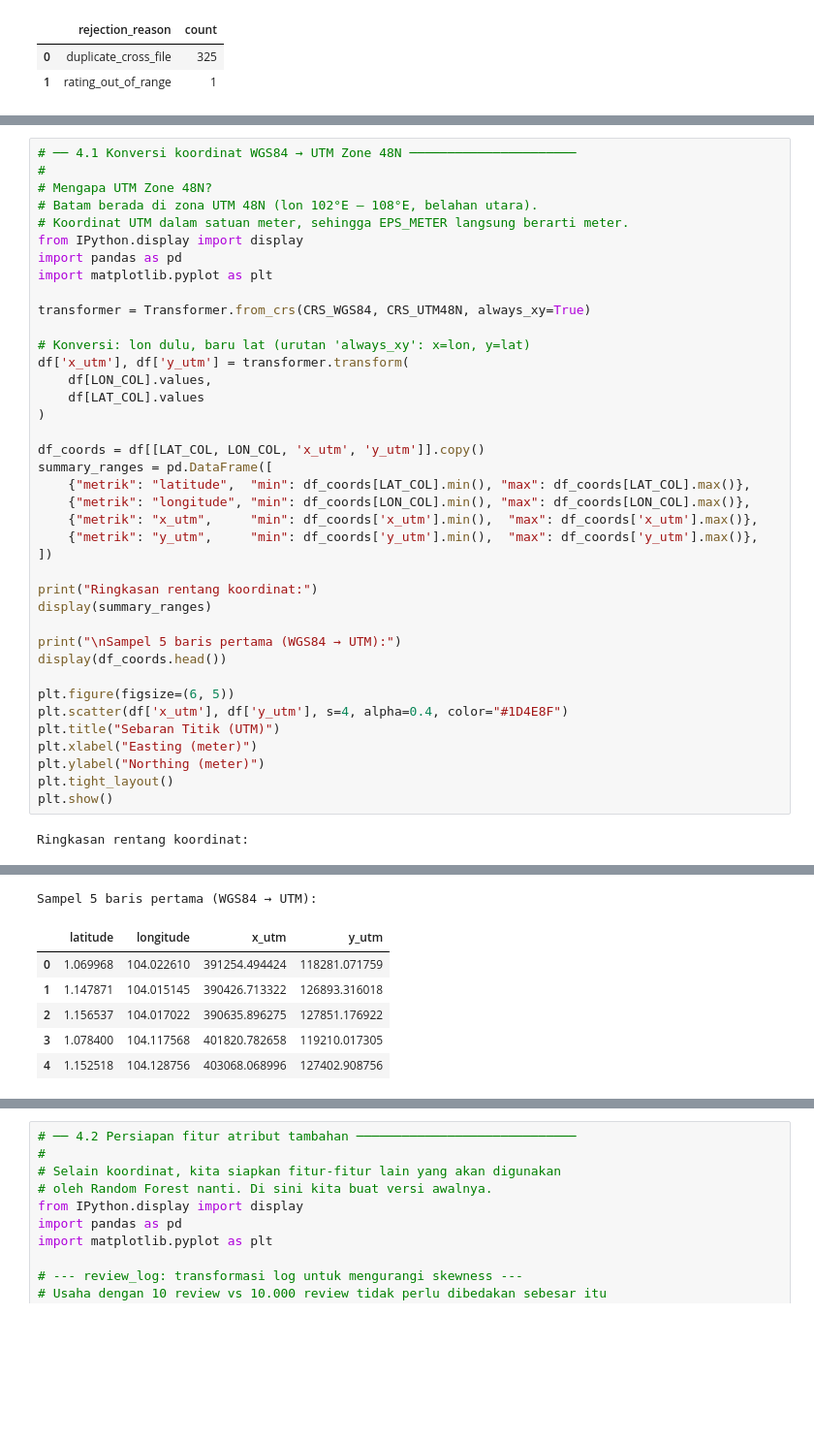
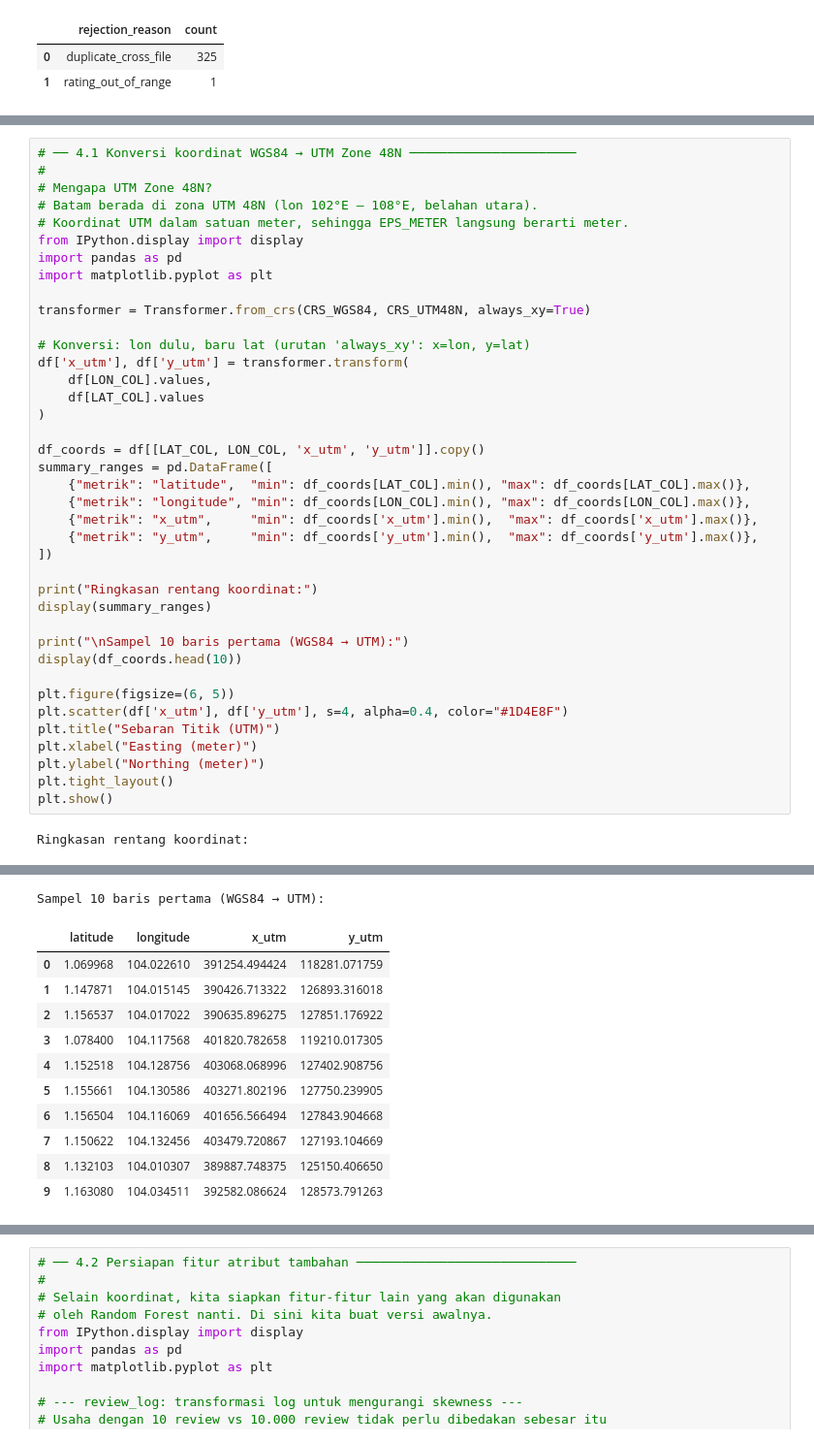
Before and after one commit to mhddanial/geomarketia-train, a Jupyter notebook: geomarketia_train.ipynb, the cells around one changed output, grey strips where cells are left out. Shown at 97% size. Saved outputs shown, nothing was run; the diff lists cells and outputs as text; blank space fills up the shorter version.

```diff
--- a/geomarketia_train.ipynb
+++ b/geomarketia_train.ipynb
@@ -1044,36 +1064,41 @@ summary_ranges = pd.DataFrame([
     {"metrik": "latitude",  "min": df_coords[LAT_COL].min(), "max": df_coords[LAT_COL].max()},
     {"metrik": "longitude", "min": df_coords[LON_COL].min(), "max": df_coords[LON_COL].max()},
     {"metrik": "x_utm",     "min": df_coords['x_utm'].min(),  "max": df_coords['x_utm'].max()},
     {"metrik": "y_utm",     "min": df_coords['y_utm'].min(),  "max": df_coords['y_utm'].max()},
 ])
 
 print("Ringkasan rentang koordinat:")
 display(summary_ranges)
 
-print("\nSampel 5 baris pertama (WGS84 → UTM):")
-display(df_coords.head())
+print("\nSampel 10 baris pertama (WGS84 → UTM):")
+display(df_coords.head(10))
 
 plt.figure(figsize=(6, 5))
 plt.scatter(df['x_utm'], df['y_utm'], s=4, alpha=0.4, color="#1D4E8F")
 plt.title("Sebaran Titik (UTM)")
 plt.xlabel("Easting (meter)")
 plt.ylabel("Northing (meter)")
 plt.tight_layout()
 plt.show()
 # %% [output]
 Ringkasan rentang koordinat:
 |  | metrik | min | max |
 | 0 | latitude | -3.781213e+01 | 3.518578e+01 |
 | 1 | longitude | -4.663484e+01 | 1.449730e+02 |
 | 2 | x_utm | -8.127814e+06 | 4.071425e+06 |
 | 3 | y_utm | -1.706813e+07 | 4.397709e+06 |
-Sampel 5 baris pertama (WGS84 → UTM):
+Sampel 10 baris pertama (WGS84 → UTM):
 |  | latitude | longitude | x_utm | y_utm |
 | 0 | 1.069968 | 104.022610 | 391254.494424 | 118281.071759 |
 | 1 | 1.147871 | 104.015145 | 390426.713322 | 126893.316018 |
 | 2 | 1.156537 | 104.017022 | 390635.896275 | 127851.176922 |
 | 3 | 1.078400 | 104.117568 | 401820.782658 | 119210.017305 |
 | 4 | 1.152518 | 104.128756 | 403068.068996 | 127402.908756 |
+| 5 | 1.155661 | 104.130586 | 403271.802196 | 127750.239905 |
+| 6 | 1.156504 | 104.116069 | 401656.566494 | 127843.904668 |
+| 7 | 1.150622 | 104.132456 | 403479.720867 | 127193.104669 |
+| 8 | 1.132103 | 104.010307 | 389887.748375 | 125150.406650 |
+| 9 | 1.163080 | 104.034511 | 392582.086624 | 128573.791263 |
 [figure]
 # %%
 # ── 4.2 Persiapan fitur atribut tambahan ─────────────────────────────
```
Also changed, not shown: parts of 39 cells of this notebook, 42 other files.
